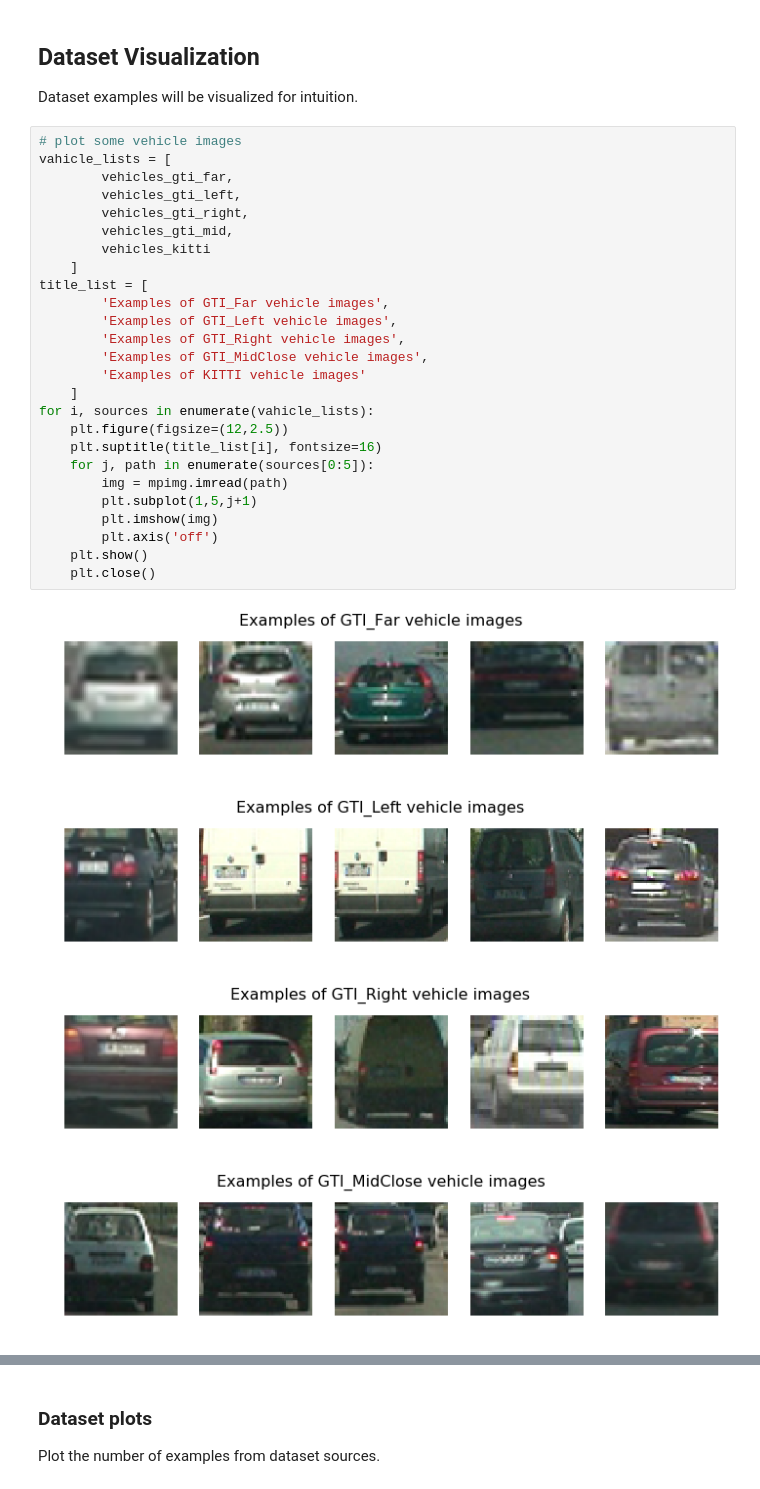
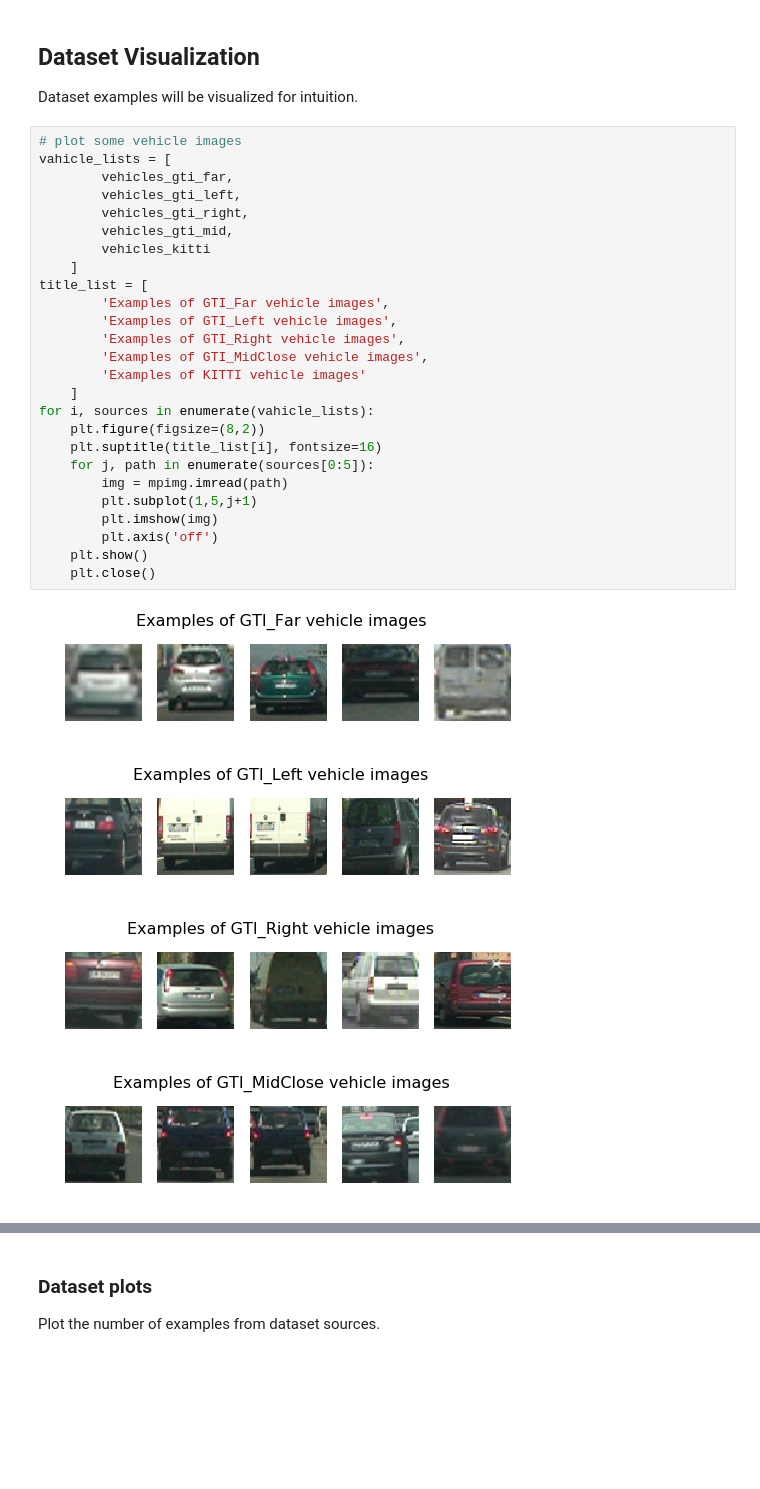
Before and after one commit to musa-atlihan/CarND-Vehicle-Detection, a Jupyter notebook: feature-extraction.ipynb, the cells around one changed output, grey strips where cells are left out. Saved outputs shown, nothing was run; the diff lists cells and outputs as text; blank space fills up the shorter version.

```diff
--- a/feature-extraction.ipynb
+++ b/feature-extraction.ipynb
@@ -647,31 +647,31 @@ Dataset examples will be visualized for intuition.
 # %%
 # plot some vehicle images
 vahicle_lists = [
         vehicles_gti_far,
         vehicles_gti_left,
         vehicles_gti_right,
         vehicles_gti_mid,
         vehicles_kitti
     ]
 title_list = [
         'Examples of GTI_Far vehicle images',
         'Examples of GTI_Left vehicle images',
         'Examples of GTI_Right vehicle images',
         'Examples of GTI_MidClose vehicle images',
         'Examples of KITTI vehicle images'
     ]
 for i, sources in enumerate(vahicle_lists):
-    plt.figure(figsize=(12,2.5))
+    plt.figure(figsize=(8,2))
     plt.suptitle(title_list[i], fontsize=16)
     for j, path in enumerate(sources[0:5]):
         img = mpimg.imread(path)
         plt.subplot(1,5,j+1)
         plt.imshow(img)
         plt.axis('off')
     plt.show()
     plt.close()
 # %% [output]
-[figure, old version]
+[figure, new version]
-[figure, old version]
+[figure, new version]
-[figure, old version]
+[figure, new version]
-[figure, old version]
+[figure, new version]
```
Also changed, not shown: parts of 2 cells of this notebook, 2 other files.
